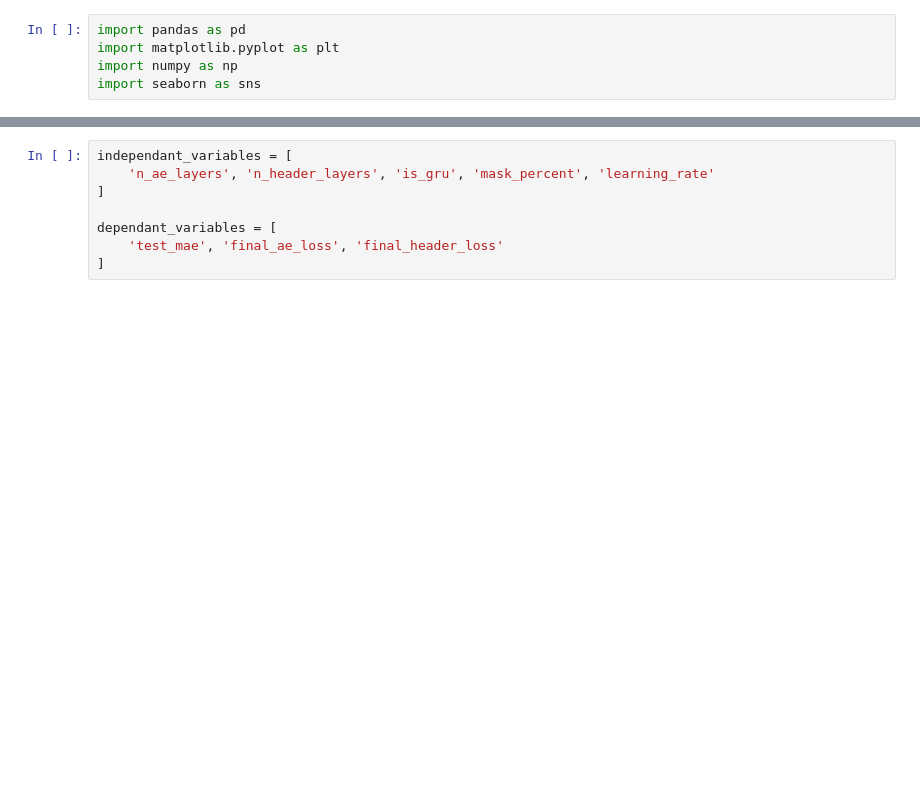
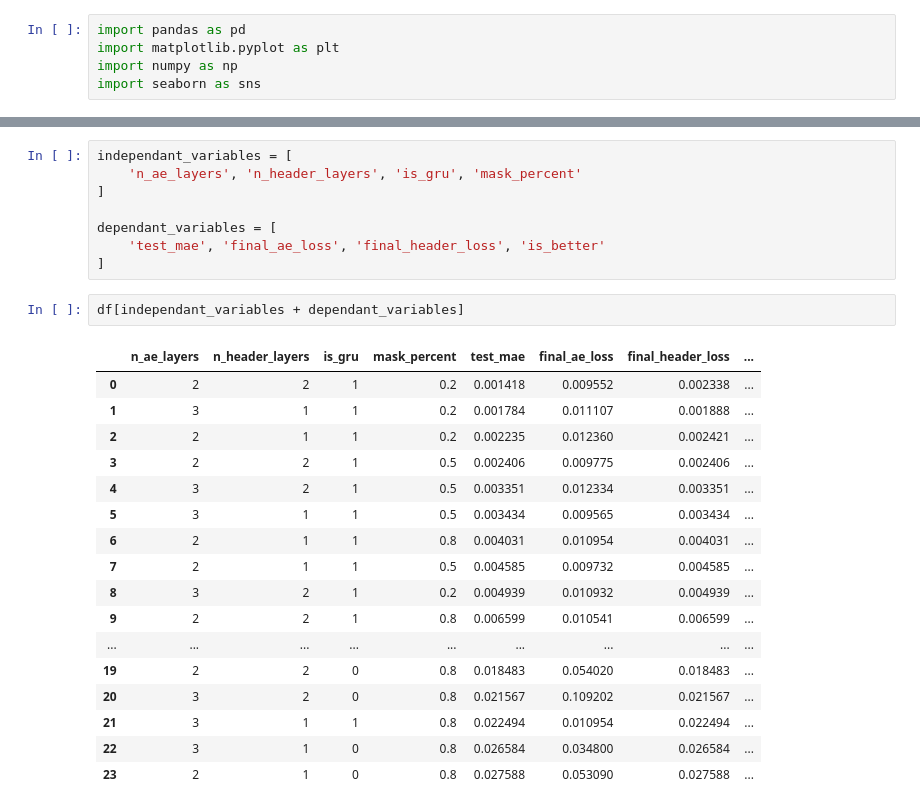
Before and after one commit to thesixtium/masked-autoencoder-foundation-model-for-oil-and-gas-drilling, a Jupyter notebook: stats.ipynb, the cells around one changed output, grey strips where cells are left out. Drawn from its saved outputs; the diff is of its cells as text; blank space fills up the shorter version.

```diff
--- a/stats.ipynb
+++ b/stats.ipynb
@@ -35,12 +38,32 @@ Index(['config_idx', 'config_name', 'n_ae_layers', 'n_header_layers',
       dtype='object')
 # %%
 independant_variables = [
-    'n_ae_layers', 'n_header_layers', 'is_gru', 'mask_percent', 'learning_rate'
+    'n_ae_layers', 'n_header_layers', 'is_gru', 'mask_percent'
 ]
 
 dependant_variables = [
-    'test_mae', 'final_ae_loss', 'final_header_loss'
+    'test_mae', 'final_ae_loss', 'final_header_loss', 'is_better'
 ]
+# %%
+df[independant_variables + dependant_variables]
+# %% [output]
+|  | n_ae_layers | n_header_layers | is_gru | mask_percent | test_mae | final_ae_loss | final_header_loss | ... |
+| 0 | 2 | 2 | 1 | 0.2 | 0.001418 | 0.009552 | 0.002338 | ... |
+| 1 | 3 | 1 | 1 | 0.2 | 0.001784 | 0.011107 | 0.001888 | ... |
+| 2 | 2 | 1 | 1 | 0.2 | 0.002235 | 0.012360 | 0.002421 | ... |
+| 3 | 2 | 2 | 1 | 0.5 | 0.002406 | 0.009775 | 0.002406 | ... |
+| 4 | 3 | 2 | 1 | 0.5 | 0.003351 | 0.012334 | 0.003351 | ... |
+| 5 | 3 | 1 | 1 | 0.5 | 0.003434 | 0.009565 | 0.003434 | ... |
+| 6 | 2 | 1 | 1 | 0.8 | 0.004031 | 0.010954 | 0.004031 | ... |
+| 7 | 2 | 1 | 1 | 0.5 | 0.004585 | 0.009732 | 0.004585 | ... |
+| 8 | 3 | 2 | 1 | 0.2 | 0.004939 | 0.010932 | 0.004939 | ... |
+| 9 | 2 | 2 | 1 | 0.8 | 0.006599 | 0.010541 | 0.006599 | ... |
+| ... | ... | ... | ... | ... | ... | ... | ... | ... |
+| 19 | 2 | 2 | 0 | 0.8 | 0.018483 | 0.054020 | 0.018483 | ... |
+| 20 | 3 | 2 | 0 | 0.8 | 0.021567 | 0.109202 | 0.021567 | ... |
+| 21 | 3 | 1 | 1 | 0.8 | 0.022494 | 0.010954 | 0.022494 | ... |
+| 22 | 3 | 1 | 0 | 0.8 | 0.026584 | 0.034800 | 0.026584 | ... |
+| 23 | 2 | 1 | 0 | 0.8 | 0.027588 | 0.053090 | 0.027588 | ... |
 # %%
 set_bottom = dependant_variables
 set_right = independant_variables
```
Also changed, not shown: parts of 4 cells of this notebook, 5 other files.
